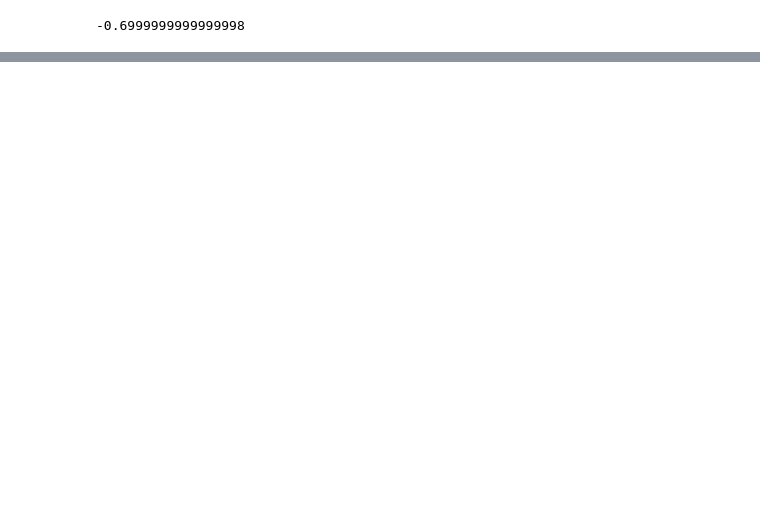
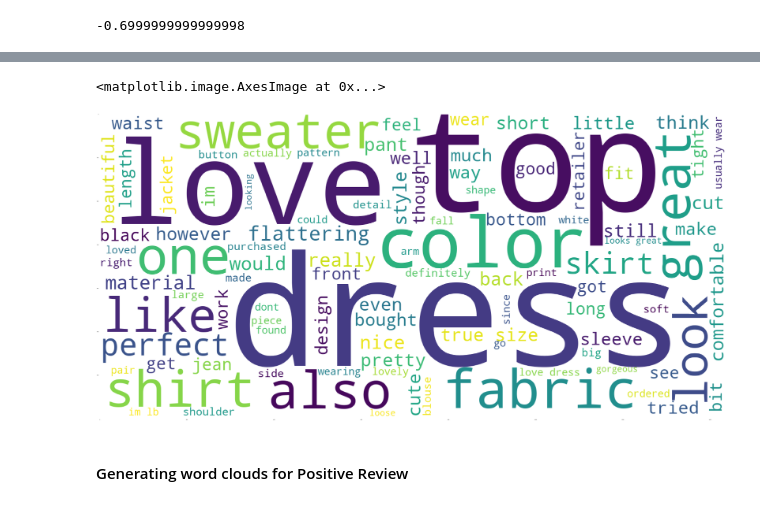
Before and after one commit to aksh0712/ANALYTICS_PROJECT-4, a Jupyter notebook: NLP_WOMEN_CLOTHING.ipynb, the cells around one changed output, grey strips where cells are left out. Cells and saved outputs as stored; diff of their text form; code cells hidden in the pictures; blank space fills up the shorter version.

```diff
--- a/NLP_WOMEN_CLOTHING.ipynb
+++ b/NLP_WOMEN_CLOTHING.ipynb
@@ -165,0 +463,19 @@ cloths.head()
+# %%
+import string
+
+def pre_process(Review_Text):
+    #Review_Text = Review_Text.str.replace('/','')                           #Replacing the / with none
+    #Review_Text = Review_Text.apply(lambda x: re.sub("  "," ", x))          #Replacing double space with single space
+    #Review_Text = re.sub(r"[-()\"#/@;:{}`+=~|.!?,']", "", Review_Text)      #Replacing special character with none
+    #Review_Text = re.sub(r'[0-9]+', '', Review_Text)                        #Replacing numbers with none
+    #Review_Text = Review_Text.apply(lambda x: " ".join(x.translate(str.maketrans('', '', string.punctuation)) for x in x.split() if x.isalpha()))
+    Review_Text = Review_Text.apply(lambda x: " ".join(x for x in x.split() if x not in stop)) #Removing stop words
+    #Review_Text = Review_Text.apply(lambda x: str(TextBlob(x).correct()))                      #Correct spelling corrections
+    #Review_Text = Review_Text.apply(lambda x: " ".join(PorterStemmer().stem(word) for word in x.split())) #Stemming using porter stemmer
+    #Review_Text = Review_Text.apply(lambda x: " ".join(stemmer_func(word) for word in x.split()))        #Stemming
+    #Review_Text = Review_Text.apply(lambda x: " ".join([Word(word).lemmatize() for word in x.split()]))   #lemmatization
+    #Review_Text = Review_Text.apply(lambda x: " ".join(word for word, pos in pos_tag(x.split()) if pos not in ['NN','NNS','NNP','NNPS'])) #Removing nouns etc
+    return(Review_Text)
+# %%
+X_train = X_train.apply(lambda x: clean_text(x))
+X_test = X_test.apply(lambda x: clean_text(x))
@@ -165,0 +485,3 @@ cloths.head()
+# %%
+X_train=pre_process(X_train)
+X_test=pre_process(X_test)
@@ -165,0 +573,9 @@ cloths.head()
+# %%
+wordcloud = wordcloud.generate(' '.join(X_train.tolist()))
+fig = plt.figure(figsize=(150,50))
+plt.imshow(wordcloud)
+# %% [output]
+<matplotlib.image.AxesImage at 0x...>
+[figure, added]
+# %% [markdown]
+#### Generating word clouds for Positive Review
```
Also changed, not shown: parts of 99 cells of this notebook, 1 other file.
